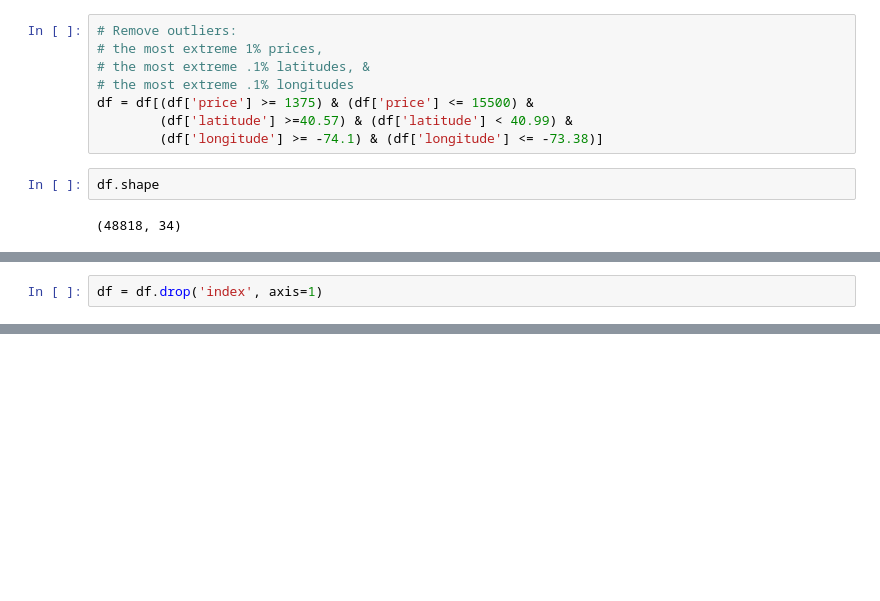
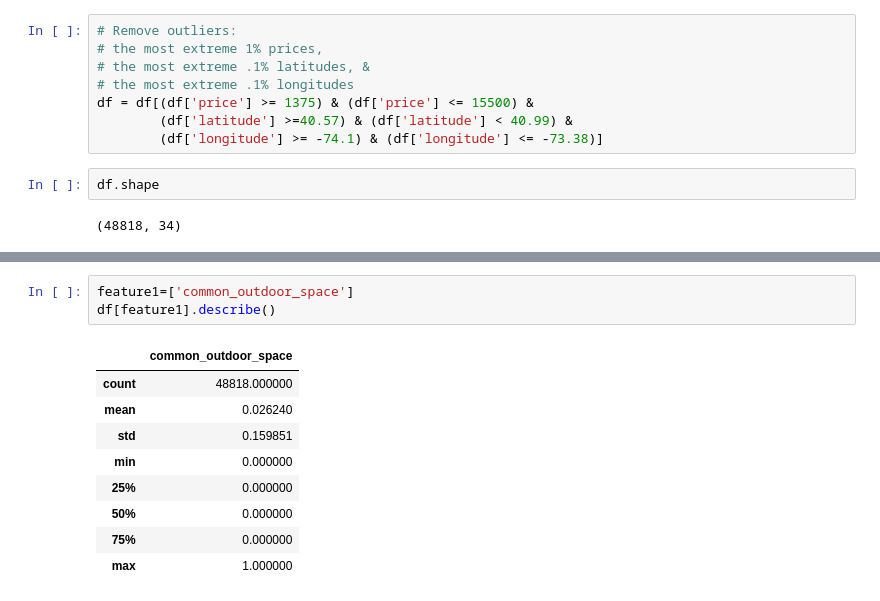
Before and after one commit to yestrella14/DS-Unit-2-Linear-Models, a Jupyter notebook: Linear_Regression_1_LS_DS_211_assignment.ipynb, the cells around one changed output, grey strips where cells are left out. Drawn from its saved outputs; the diff is of its cells as text; blank space fills up the shorter version.

```diff
--- a/Linear_Regression_1_LS_DS_211_assignment.ipynb
+++ b/Linear_Regression_1_LS_DS_211_assignment.ipynb
@@ -105,8 +105,6 @@ df.iloc[155:, :].head(3)
 | 155 | 2.0 | 3 | 2016-04-26 05:41:34 | Stunning true 2 bed 2 bath apartm... | John St. | 40.7075 | -74.0059 | 4500 | ... |
 | 156 | 2.0 | 3 | 2016-04-13 01:01:13 | STUNNING NEWLY RENOVATED SPACIOUS... | 387 Sumpter St | 40.6812 | -73.9105 | 2395 | ... |
 | 157 | 2.0 | 2 | 2016-04-20 05:22:53 | No Fee Perfect location for this ... | East 65th Street | 40.7634 | -73.9596 | 5200 | ... |
-# %%
-df = df.drop('index', axis=1)
 # %%
 df.head(3)
 # %% [output]
@@ -116,0 +149,13 @@ df.head(3)
+# %%
+feature1=['common_outdoor_space']
+df[feature1].describe()
+# %% [output]
+|  | common_outdoor_space |
+| count | 48818.000000 |
+| mean | 0.026240 |
+| std | 0.159851 |
+| min | 0.000000 |
+| 25% | 0.000000 |
+| 50% | 0.000000 |
+| 75% | 0.000000 |
+| max | 1.000000 |
```
Also changed, not shown: parts of 17 cells of this notebook.
